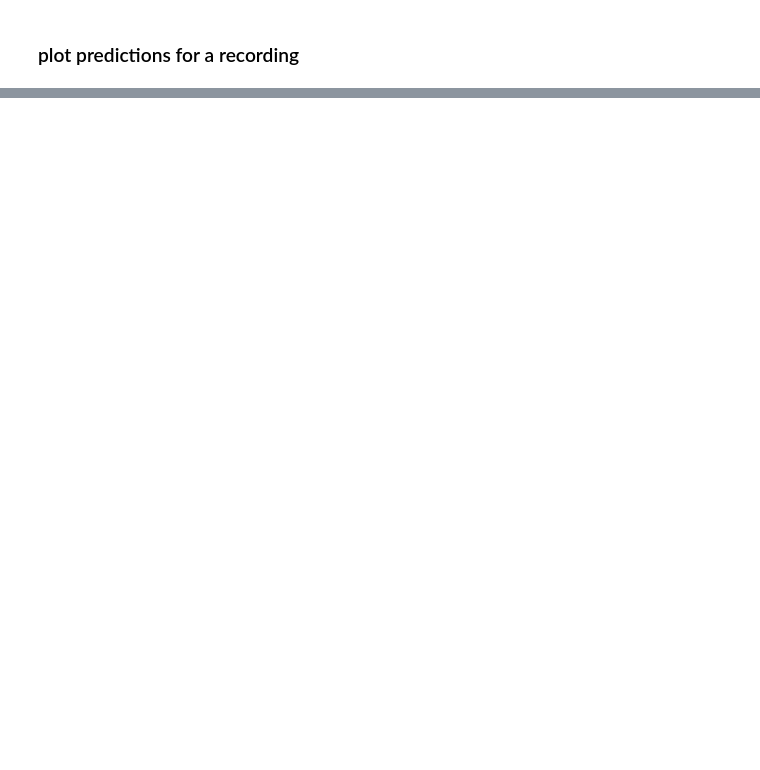
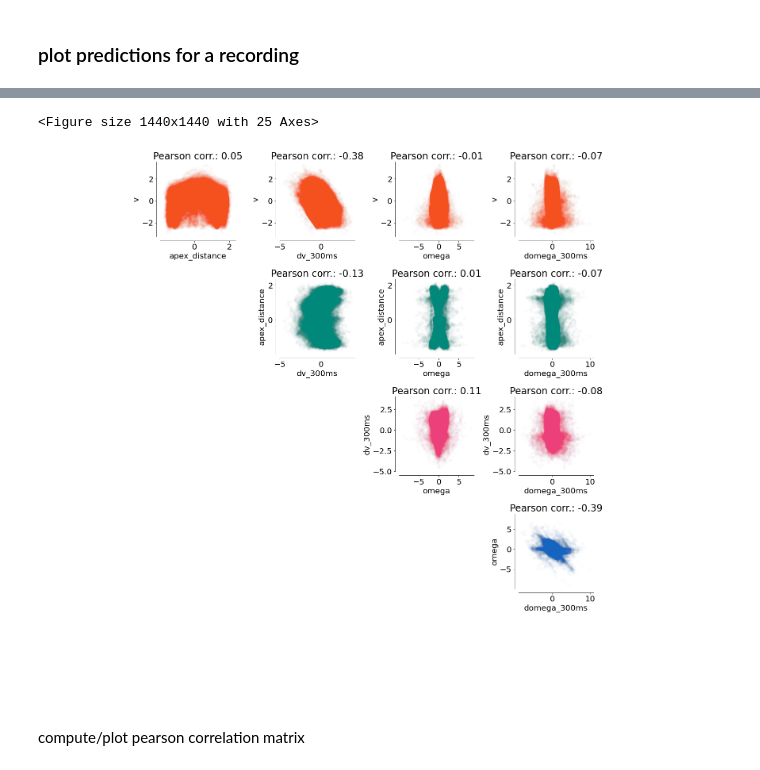
Before and after one commit to BrancoLab/LocomotionControl, a Jupyter notebook: thesis/Chpt4/F7.ipynb, the cells around one changed output, grey strips where cells are left out. Saved outputs shown, nothing was run; the diff lists cells and outputs as text; code cells hidden in the pictures; blank space fills up the shorter version.

```diff
--- a/thesis/Chpt4/F7.ipynb
+++ b/thesis/Chpt4/F7.ipynb
@@ -412,0 +327,9 @@ findfont: Font family ['normal'] not found. Falling back to DejaVu Sans.
+# %%
+tracking = {v:[] for v in variables}
+
+for i, pqf in enumerate(parquet_files):
+    print(f"Doing recording {1+i}/{len(parquet_files)}")
+    df, units, X, X_shuffle = load_parquet_data(pqf)
+
+    for var in variables:
+        tracking[var].extend(df[var].values)
@@ -412,0 +354,26 @@ findfont: Font family ['normal'] not found. Falling back to DejaVu Sans.
+# %%
+
+f, axes = plt.subplots(len(variables), len(variables), figsize=(20, 20))
+
+for i, var in enumerate(variables):
+    for j, var2 in enumerate(variables):
+        if i >= j:
+            axes[i, j].axis("off")
+            continue
+
+        # scatter plot of var vs var2 and linear regression between the two
+        axes[i, j].scatter(tracking[var2], tracking[var],  alpha=.01, color=colors[var])
+
+
+        # compute pearson correlation between var and var2
+        pearsonr = np.corrcoef(tracking[var], tracking[var2])[0, 1]
+        axes[i, j].set(xlabel=var2, ylabel=var , title=f"Pearson corr.: {pearsonr:.2f}")
+
+clean_axes(f)
+f.tight_layout()
+f.savefig(f"D:\\Dropbox (UCL)\\Rotation_vte\\Writings\\THESIS\\Chpt4\\Plots\\population_decoding_{TARGET}_behav_vars_corr.svg")
+# %% [output]
+<Figure size 1440x1440 with 25 Axes>
+[figure, added]
+# %% [markdown]
+compute/plot pearson correlation matrix
```
Also changed, not shown: parts of 18 cells of this notebook, 10 other files.
